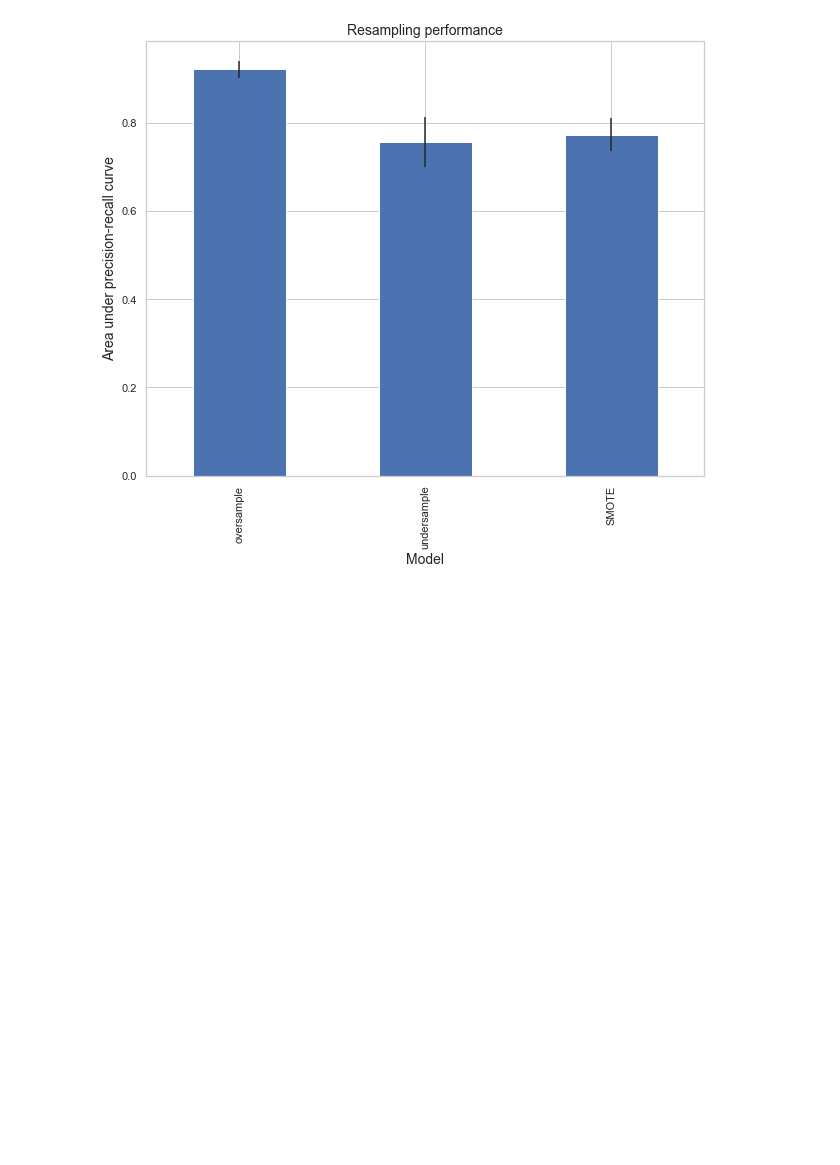
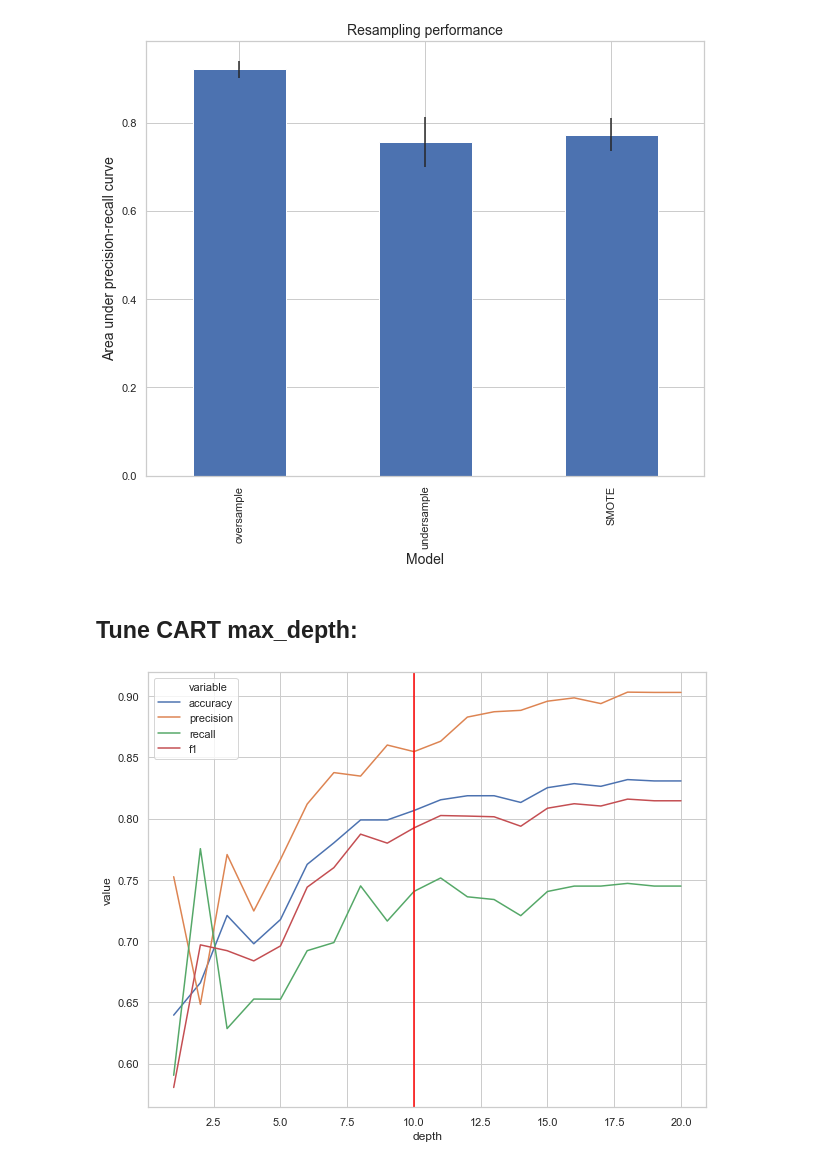
Before and after one commit to WAzaizeh/Halal_o_Meter, a Jupyter notebook: src/features/feature_importance/baseline_2.ipynb, the cells around one changed output. Cells and saved outputs as stored; diff of their text form; code cells hidden in the pictures; blank space fills up the shorter version.

Commit message:
Feature Importance - Using CART and permutation feature importance

```diff
--- a/src/features/feature_importance/baseline_2.ipynb
+++ b/src/features/feature_importance/baseline_2.ipynb
@@ -130,14 +134,14 @@ def split_and_resample(X, y, resampling):
     if resampling == 'oversample':
         new_min_class = resample(min_class, replace=True, n_samples=(len(max_class)))
         upsampled = pd.concat([max_class, new_min_class])
-        return upsampled.drop('halal', axis=1), upsampled.halal, y_train, y_test
+        return upsampled.drop('halal', axis=1), upsampled.halal, X_test, y_test
     elif resampling == 'undersample':
         new_max_class = resample(max_class, replace=True, n_samples=(len(min_class)))
         downsampled = pd.concat([new_max_class, min_class])
-        return downsampled.drop('halal', axis=1), downsampled.halal, y_train, y_test
+        return downsampled.drop('halal', axis=1), downsampled.halal, X_test, y_test
     elif resampling == 'SMOTE':
         X_train, y_train = SMOTE().fit_sample(X_train, y_train)
-        return X_train, y_train, y_train, y_test
+        return X_train, y_train, X_test, y_test
 # %%
 # define the location of the dataset
 file_path = '/Users/wesamazaizeh/Desktop/Projects/halal_o_meter/src/features/feature_engineering/features_draft_1.pkl'
@@ -171,3 +175,34 @@ plt.show()
 >undersample 0.756 (0.056)
 >SMOTE 0.773 (0.037)
 [figure]
+# %% [markdown]
+## Tune CART max_depth:
+# %%
+# load dataset
+X, y = load_dataset(file_path)
+
+# oversample non_halal class
+X_train, y_train, X_test, y_test = split_and_resample(X, y, 'oversample')
+
+# initialize CART with different depths
+depths = range(1, 21)
+plot_df = pd.DataFrame(columns=['depth', 'accuracy', 'precision', 'recall', 'f1'], dtype=float)
+plot_df['depth'] = depths
+scoring = {'acc': 'accuracy', 'prec': 'precision', 'rec': 'recall', 'f1': 'f1'}
+
+for i, depth in plot_df['depth'].iteritems():
+    model = DecisionTreeClassifier(max_depth=depth)
+    # train model and collect metrics
+    cv_scores = cross_validate(model, X_train, y_train, scoring = scoring, cv = 3, n_jobs = -1)
+    plot_df.loc[i, 'accuracy'] = cv_scores['test_acc'].mean()
+    plot_df.loc[i, 'precision'] = cv_scores['test_prec'].mean()
+    plot_df.loc[i, 'recall'] = cv_scores['test_rec'].mean()
+    plot_df.loc[i, 'f1'] = cv_scores['test_f1'].mean()
+
+# visualize decision tree metrics vs max_depth
+plt.figure(figsize=(10,8))
+sns.lineplot(x='depth', y='value', hue='variable', data=pd.melt(plot_df, ['depth']))
+plt.axvline(x=10, color='red')
+plt.show()
+# %% [output]
+[figure, added]
```
Also changed, not shown: parts of 5 cells of this notebook.
